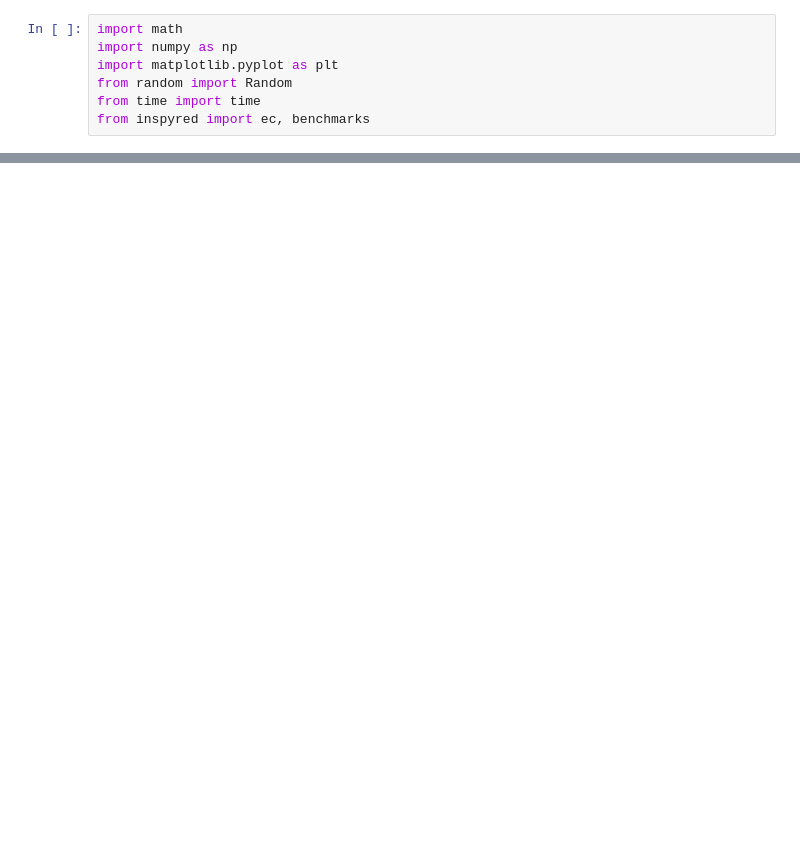
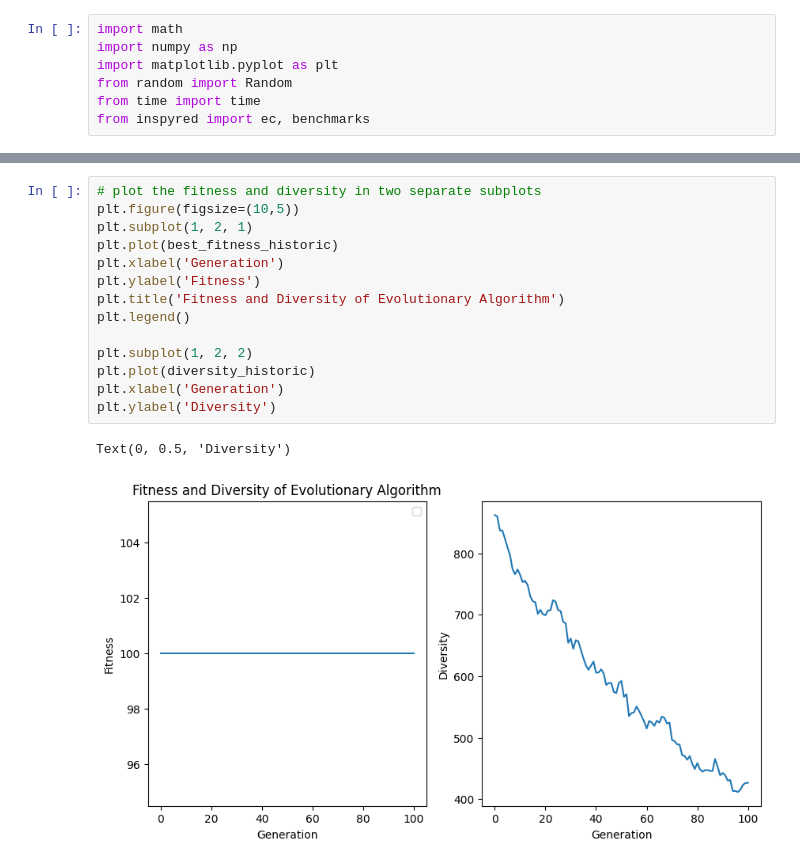
Before and after one commit to poses98/ea-exercise-routine-optimization, a Jupyter notebook: notebooks/GA_Workout.ipynb, the cells around one changed output, grey strips where cells are left out. Drawn from its saved outputs; the diff is of its cells as text; blank space fills up the shorter version.

```diff
--- a/notebooks/GA_Workout.ipynb
+++ b/notebooks/GA_Workout.ipynb
@@ -102,0 +215,17 @@ NameError: name 'self' is not defined
+# %%
+# plot the fitness and diversity in two separate subplots
+plt.figure(figsize=(10,5))
+plt.subplot(1, 2, 1)
+plt.plot(best_fitness_historic)
+plt.xlabel('Generation')
+plt.ylabel('Fitness')
+plt.title('Fitness and Diversity of Evolutionary Algorithm')
+plt.legend()
+
+plt.subplot(1, 2, 2)
+plt.plot(diversity_historic)
+plt.xlabel('Generation')
+plt.ylabel('Diversity')
+# %% [output]
+Text(0, 0.5, 'Diversity')
+[figure, added]
```
Also changed, not shown: parts of 9 cells of this notebook.
